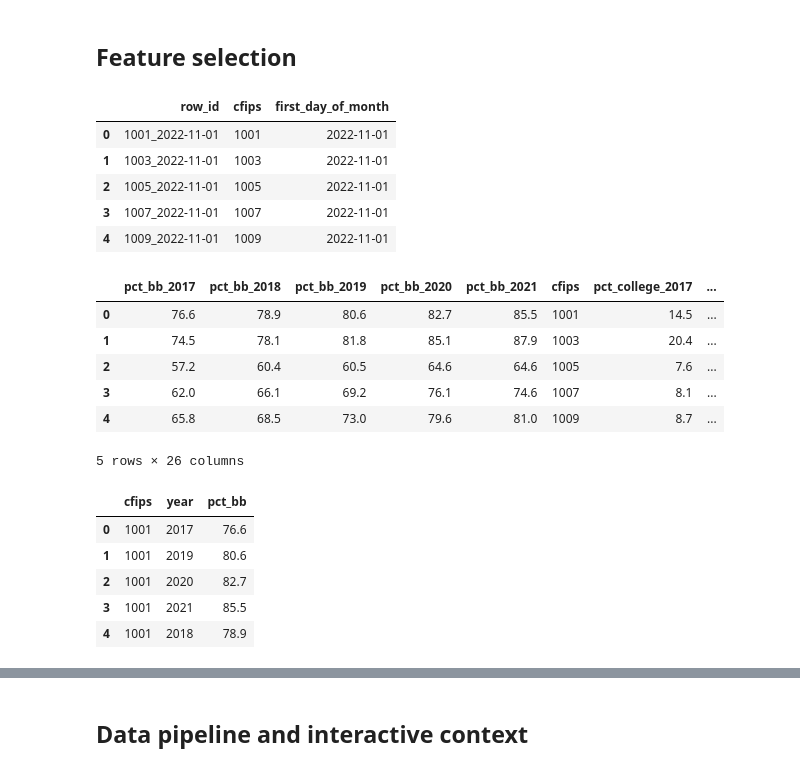
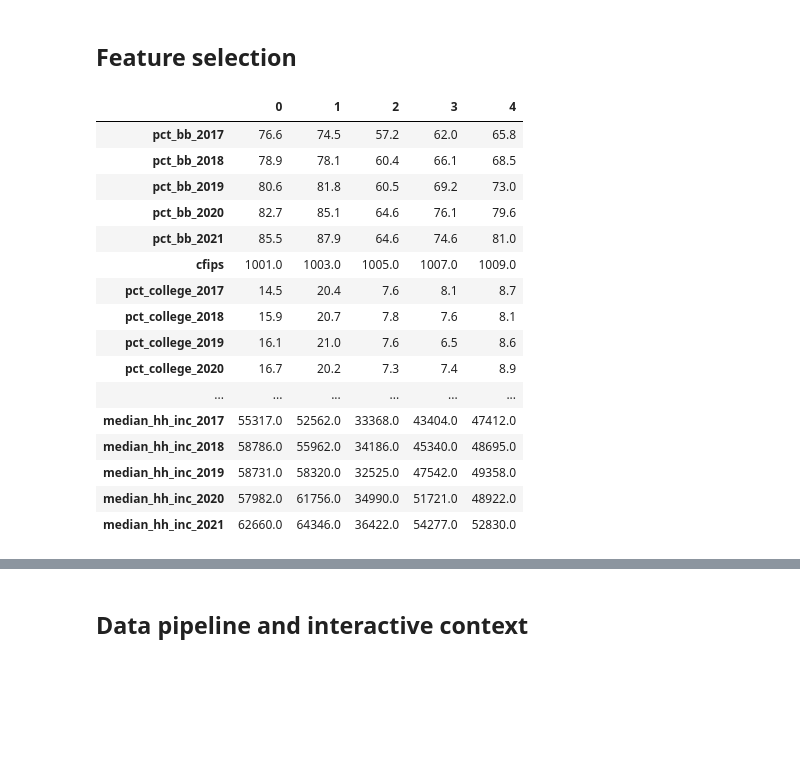
Before and after one commit to nimadehkordi/godaddy-microbusiness-forecast, a Jupyter notebook: notebooks/eda.ipynb, the cells around one changed output, grey strips where cells are left out. Saved outputs shown, nothing was run; the diff lists cells and outputs as text; code cells hidden in the pictures; blank space fills up the shorter version.

```diff
--- a/notebooks/eda.ipynb
+++ b/notebooks/eda.ipynb
@@ -65,48 +65,26 @@ revealed_test.csv   test.csv               training
 # %% [markdown]
 ## Feature selection
 # %%
+# Load the dataset to a dataframe
+train_df = pd.read_csv(TRAINING_DATA)
 test_df = pd.read_csv(TEST_DATA)
 census_df = pd.read_csv(CENSUS_DATA)
-
-# Preview the dataset
-test_df.head()
+census_df.head().transpose()
 # %% [output]
-|  | row_id | cfips | first_day_of_month |
-| 0 | 1001_2022-11-01 | 1001 | 2022-11-01 |
-| 1 | 1003_2022-11-01 | 1003 | 2022-11-01 |
-| 2 | 1005_2022-11-01 | 1005 | 2022-11-01 |
-| 3 | 1007_2022-11-01 | 1007 | 2022-11-01 |
-| 4 | 1009_2022-11-01 | 1009 | 2022-11-01 |
+|  | 0 | 1 | 2 | 3 | 4 |
+| pct_bb_2017 | 76.6 | 74.5 | 57.2 | 62.0 | 65.8 |
+| pct_bb_2018 | 78.9 | 78.1 | 60.4 | 66.1 | 68.5 |
+| pct_bb_2019 | 80.6 | 81.8 | 60.5 | 69.2 | 73.0 |
+| pct_bb_2020 | 82.7 | 85.1 | 64.6 | 76.1 | 79.6 |
+| pct_bb_2021 | 85.5 | 87.9 | 64.6 | 74.6 | 81.0 |
+| cfips | 1001.0 | 1003.0 | 1005.0 | 1007.0 | 1009.0 |
+| pct_college_2017 | 14.5 | 20.4 | 7.6 | 8.1 | 8.7 |
+| pct_college_2018 | 15.9 | 20.7 | 7.8 | 7.6 | 8.1 |
+| pct_college_2019 | 16.1 | 21.0 | 7.6 | 6.5 | 8.6 |
+| pct_college_2020 | 16.7 | 20.2 | 7.3 | 7.4 | 8.9 |
+| ... | ... | ... | ... | ... | ... |
+| median_hh_inc_2017 | 55317.0 | 52562.0 | 33368.0 | 43404.0 | 47412.0 |
+| median_hh_inc_2018 | 58786.0 | 55962.0 | 34186.0 | 45340.0 | 48695.0 |
+| median_hh_inc_2019 | 58731.0 | 58320.0 | 32525.0 | 47542.0 | 49358.0 |
+| median_hh_inc_2020 | 57982.0 | 61756.0 | 34990.0 | 51721.0 | 48922.0 |
+| median_hh_inc_2021 | 62660.0 | 64346.0 | 36422.0 | 54277.0 | 52830.0 |
-# %%
-census_df.head()
-# %% [output]
-|  | pct_bb_2017 | pct_bb_2018 | pct_bb_2019 | pct_bb_2020 | pct_bb_2021 | cfips | pct_college_2017 | ... |
-| 0 | 76.6 | 78.9 | 80.6 | 82.7 | 85.5 | 1001 | 14.5 | ... |
-| 1 | 74.5 | 78.1 | 81.8 | 85.1 | 87.9 | 1003 | 20.4 | ... |
-| 2 | 57.2 | 60.4 | 60.5 | 64.6 | 64.6 | 1005 | 7.6 | ... |
-| 3 | 62.0 | 66.1 | 69.2 | 76.1 | 74.6 | 1007 | 8.1 | ... |
-| 4 | 65.8 | 68.5 | 73.0 | 79.6 | 81.0 | 1009 | 8.7 | ... |
-5 rows × 26 columns
-# %%
-def pivot_census(category):
-    """This function prepares and melts the census dataframe"""
-
-    df_cols = [col for col in census_df.columns if category in col]  # select relevant columns
-    df = census_df[df_cols+['cfips']] # subset the dataframe
-    # renaming columns
-    df_cols = [col[-4:] for col in df.drop('cfips', axis=1).columns]
-    df.columns = df_cols+['cfips']
-    # melting a dataframe
-    df = pd.melt(df, id_vars='cfips', value_vars=['2017','2018','2019','2020','2021'],
-                    var_name='year', value_name=category).sort_values('cfips').reset_index(drop=True)
-    return df
-
-pct_dd_df = pivot_census('pct_bb')
-pct_dd_df.head()
-# %% [output]
-|  | cfips | year | pct_bb |
-| 0 | 1001 | 2017 | 76.6 |
-| 1 | 1001 | 2019 | 80.6 |
-| 2 | 1001 | 2020 | 82.7 |
-| 3 | 1001 | 2021 | 85.5 |
-| 4 | 1001 | 2018 | 78.9 |
```
Also changed, not shown: parts of 18 cells of this notebook.
